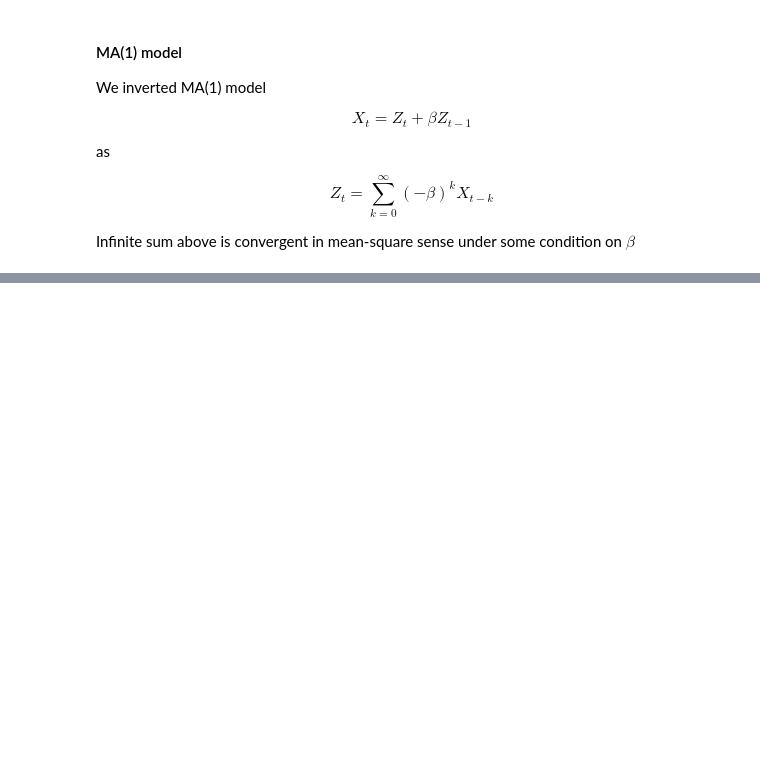
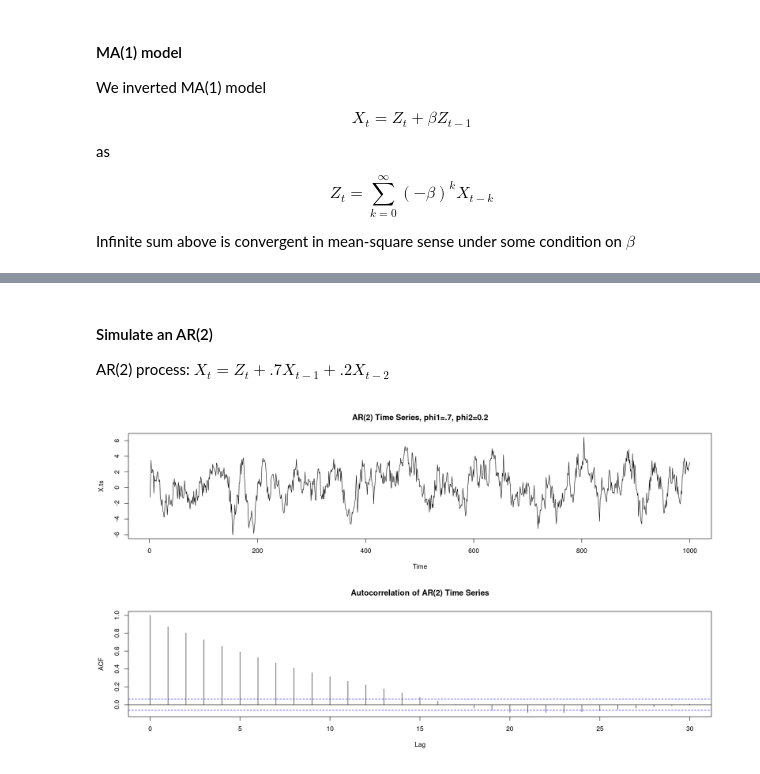
Before and after one commit to anilkunwar/coursera, a Jupyter notebook: SUNY_Practical_Time_Series_Analysis/Stationary-MAq-ARp-processes.ipynb, the cells around one changed output, grey strips where cells are left out. Drawn from its saved outputs; the diff is of its cells as text; code cells hidden in the pictures; blank space fills up the shorter version.

```diff
--- a/SUNY_Practical_Time_Series_Analysis/Stationary-MAq-ARp-processes.ipynb
+++ b/SUNY_Practical_Time_Series_Analysis/Stationary-MAq-ARp-processes.ipynb
@@ -402,0 +444,12 @@ Infinite sum above is convergent in mean-square sense under some condition on $\
+# %% [markdown]
+#### Simulate an AR(2)
+
+AR(2) process: $X_t = Z_t + .7 X_{t-1} + .2 X_{t-2} $
+# %%
+set.seed(2017)
+X.ts <- arima.sim(list(ar=c(.7, .2)), n=1000)
+par(mfrow = c(2, 1))
+plot(X.ts, main="AR(2) Time Series, phi1=.7, phi2=0.2")
+X.acf = acf(X.ts, main="Autocorrelation of AR(2) Time Series")
+# %% [output]
+[figure, added]
```
Also changed, not shown: parts of 7 cells of this notebook.
